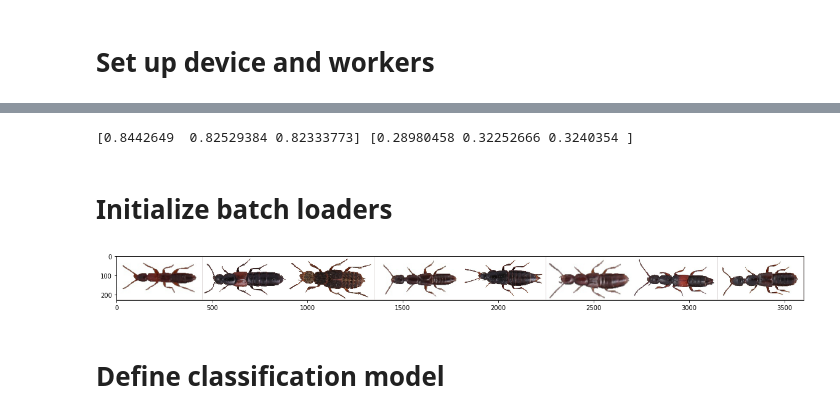
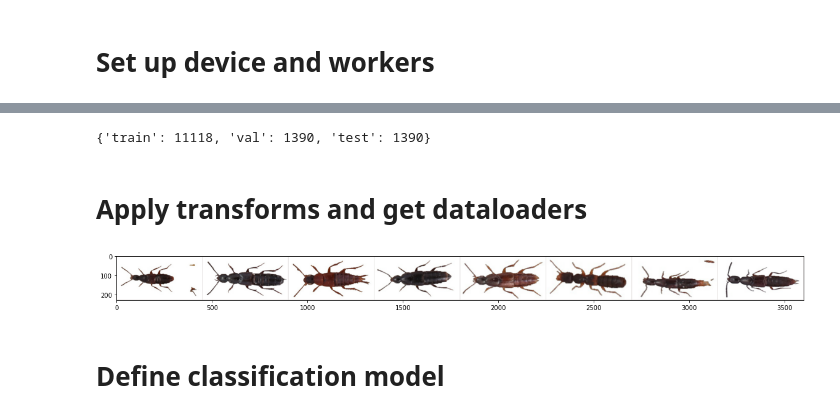
Before and after one commit to JackismyShephard/eternal-bugshine, a Jupyter notebook: playground.ipynb, the cells around one changed output, grey strips where cells are left out. Cells and saved outputs as stored; diff of their text form; code cells hidden in the pictures.

```diff
--- a/playground.ipynb
+++ b/playground.ipynb
@@ -56,37 +31,22 @@ else:
-# %%
-mean, std = dataset_stats(train_data_pre_norm)
-print(mean,std)
-
-normalize = transforms.Normalize(mean, std)
-transforms_norm = transforms.Compose([transforms_pre_norm, normalize])
-train_data_norm = TransformsDataset(train_data_pre_norm, normalize)
-val_data_norm = TransformsDataset(val_data, transforms_norm)
-test_data_norm = TransformsDataset(test_data, transforms_norm)
-
-#train_transform, test_transform = augmentation_1(int(img_height/0.95), int(img_width/0.95), 0.95, 3, mean, std)
-#train_data_norm = TransformsDataset(train_data, train_transform)
-#val_data_norm = TransformsDataset(val_data, test_transform)
-#test_data_norm = TransformsDataset(test_data, test_transform)
-# %% [output]
-[0.8442649  0.82529384 0.82333773] [0.28980458 0.32252666 0.3240354 ]
-# %% [markdown]
-# Initialize batch loaders
-# %%
-batch_size = 8
-train_loader = torch.utils.data.DataLoader(train_data_norm, batch_size=batch_size,
-                                           num_workers=num_workers, shuffle=True)
-val_loader = torch.utils.data.DataLoader(val_data_norm, batch_size=batch_size,
-                                         num_workers=num_workers)
-test_loader = torch.utils.data.DataLoader(test_data_norm, batch_size=batch_size,
-                                          num_workers=num_workers)
-data_loaders = {'train': train_loader, 'val': val_loader, 'test': test_loader}
-
-iterable = iter(train_loader)
-images, labels = next(iterable)
-img_grid = make_grid(images, nrow=8)
-show_tensor(img_grid, mean, std, figsize = (20,20))
-# %% [output]
-[figure, removed]
+# %%
+image_folder = download_dataset() + '/images/'
+dataset = datasets.ImageFolder(image_folder)
+train_data, val_data, test_data, dataset_sizes = split_dataset(dataset, 0.8, 0.5)
+print(str(dataset_sizes))
+# %% [output]
+{'train': 11118, 'val': 1390, 'test': 1390}
+# %% [markdown]
+# Apply transforms and get dataloaders
+# %%
+train_data, val_data, test_data = default_transform(train_data, val_data, test_data, shape = (224, 448), mean = BEETLENET_MEAN, std = BEETLENET_STD)
+data_loaders = get_dataloaders(train_data, val_data, test_data, batch_size = 8, num_workers = num_workers)
+iterable = iter(data_loaders['train'])
+images, labels = next(iterable)
+tensor_grid = make_grid(images, nrow=8)
+image_grid = postprocess_image(tensor_to_image(tensor_grid))
+show_img(image_grid, figsize=(20, 20))
+# %% [output]
+[figure, added]
 # %% [markdown]
 # Define classification model
 # %%
```
Also changed, not shown: parts of 12 cells of this notebook, 6 other files.
